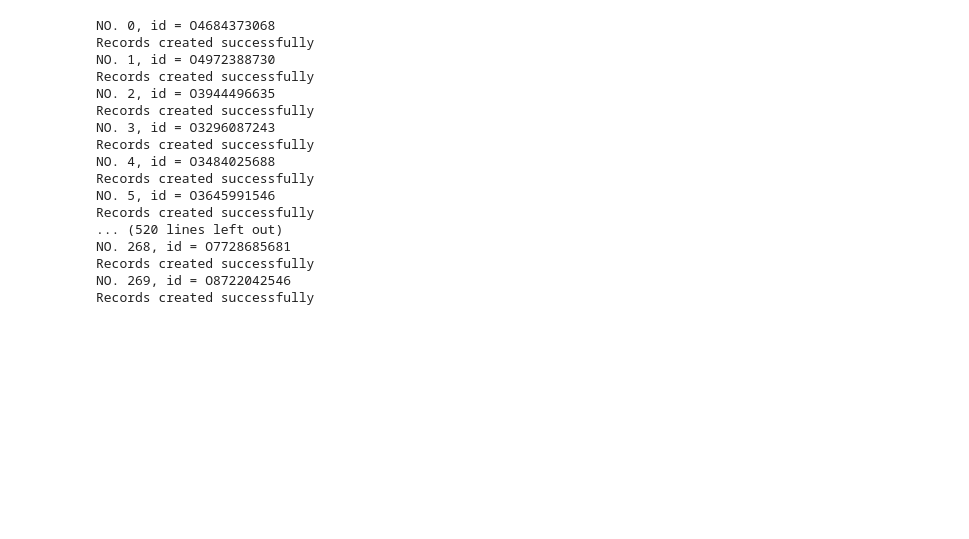
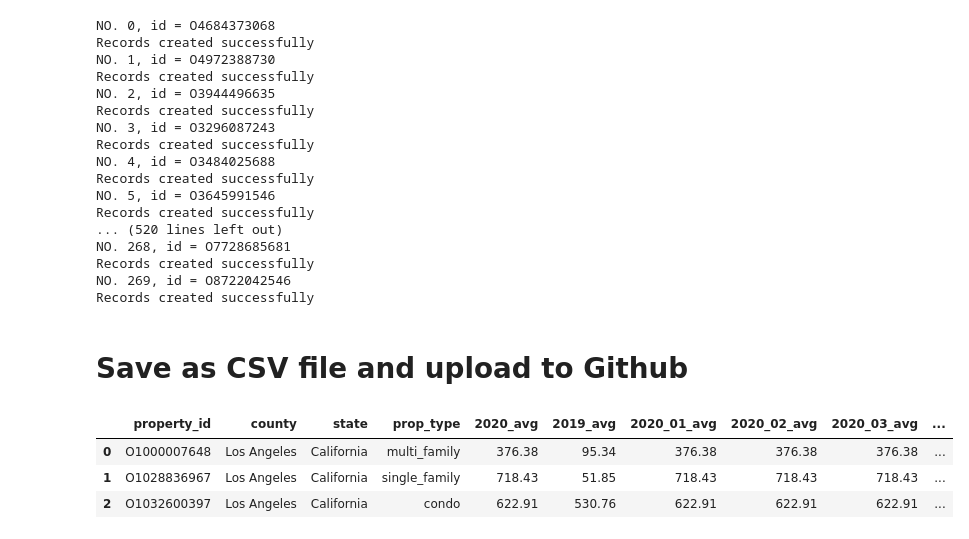
Before and after one commit to Yuehao-Wang/AIM-5001, a Jupyter notebook: Y_Wang_Final_rapid_api_realtor.ipynb, the cells around one changed output. Drawn from its saved outputs; the diff is of its cells as text; code cells hidden in the pictures; blank space fills up the shorter version.

```diff
--- a/Y_Wang_Final_rapid_api_realtor.ipynb
+++ b/Y_Wang_Final_rapid_api_realtor.ipynb
@@ -257,3 +264,41 @@ Records created successfully
 # %%
 #print(detail_json['properties'])
 #print(type(detail_json['properties']))
+# %% [markdown]
+# Save as CSV file and upload to Github
+# %%
+# connect postgresql
+def get_postgresql_connect():
+    conn = psycopg2.connect(host="127.0.0.1",user="postgres",password="123456",database="aim_new_final")
+    return conn
+
+# query average price of three counties.
+def query_house_avg():
+
+    conn= get_postgresql_connect()
+    cur = conn.cursor()
+    sql = " select * from v_house_avg "
+    cur.execute(sql)
+
+    rows = cur.fetchall()
+
+    conn.close()
+
+    return rows
+
+house_avg_tuples = query_house_avg()
+# %%
+# rename the dataframe
+house_avg_columns = ["property_id", "county", "state", "prop_type", "2020_avg", "2019_avg",
+                                                    "2020_01_avg", "2020_02_avg", "2020_03_avg", "2020_04_avg", "2020_05_avg",
+                                                    "2020_06_avg", "2020_07_avg", "2020_08_avg", "2020_09_avg",
+                                                    "2020_10_avg", "2020_11_avg", "2020_12_avg"]
+
+house_avg_df = pd.DataFrame(house_avg_tuples, columns = house_avg_columns)
+
+house_avg_df.head(3)
+# %% [output]
+|  | property_id | county | state | prop_type | 2020_avg | 2019_avg | 2020_01_avg | 2020_02_avg | 2020_03_avg | ... |
+| 0 | O1000007648 | Los Angeles | California | multi_family | 376.38 | 95.34 | 376.38 | 376.38 | 376.38 | ... |
+| 1 | O1028836967 | Los Angeles | California | single_family | 718.43 | 51.85 | 718.43 | 718.43 | 718.43 | ... |
+| 2 | O1032600397 | Los Angeles | California | condo | 622.91 | 530.76 | 622.91 | 622.91 | 622.91 | ... |
```
Also changed, not shown: parts of 5 cells of this notebook.
